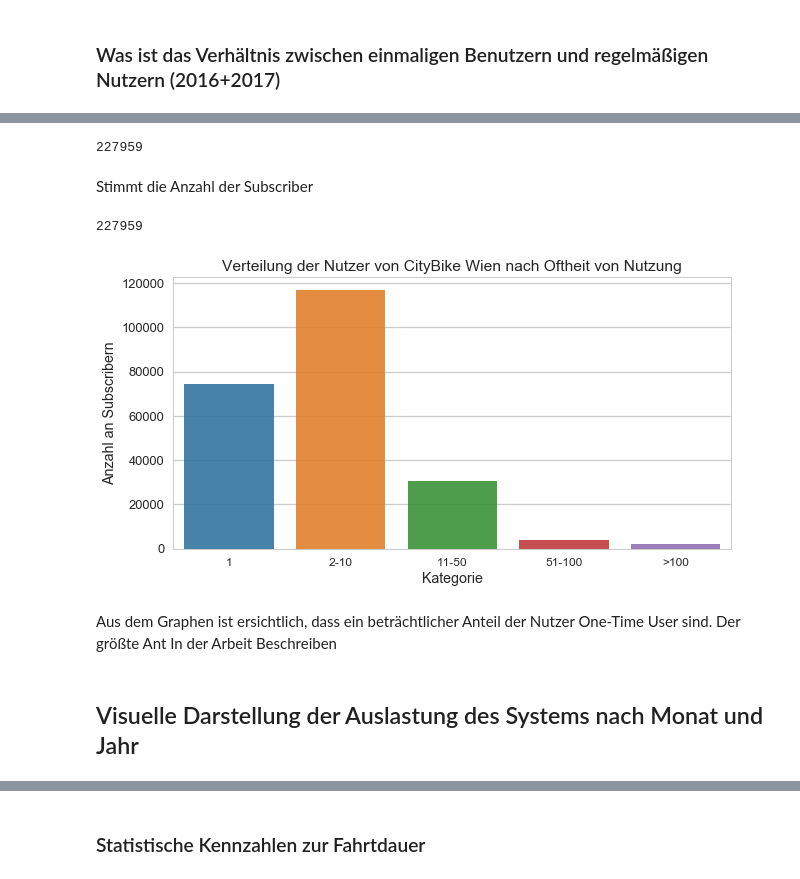
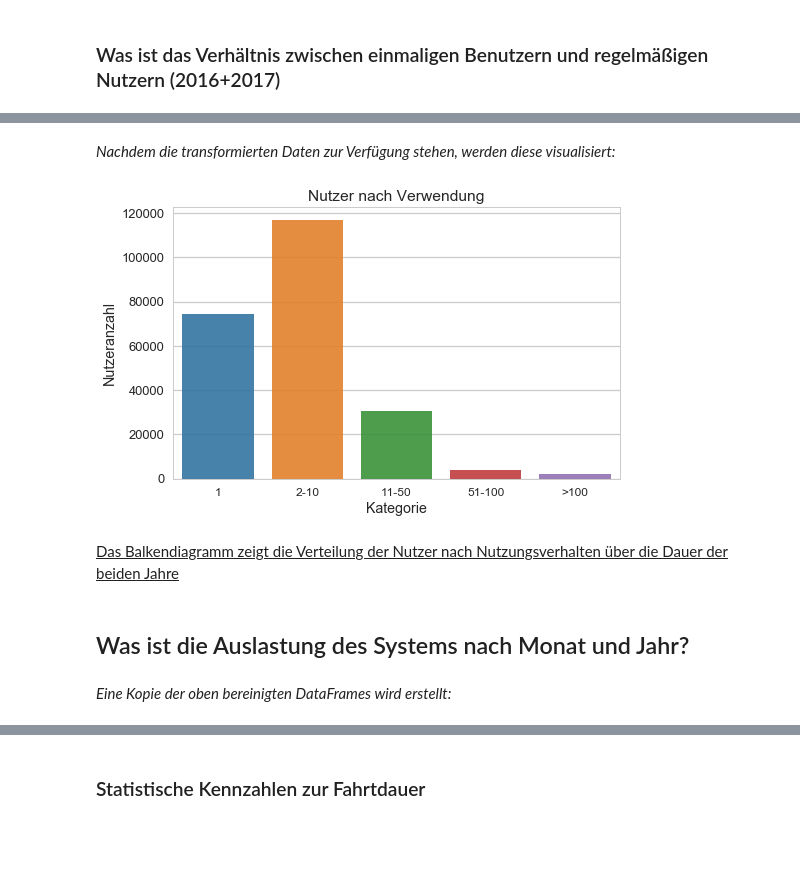
Before and after one commit to Schnitzelmeister/BA, a Jupyter notebook: Jupyter Notebooks/CityBike Wien Datenauswertung.ipynb, the cells around one changed output, grey strips where cells are left out. Saved outputs shown, nothing was run; the diff lists cells and outputs as text; code cells hidden in the pictures; blank space fills up the shorter version.

```diff
--- a/Jupyter Notebooks/CityBike Wien Datenauswertung.ipynb
+++ b/Jupyter Notebooks/CityBike Wien Datenauswertung.ipynb
@@ -154,3 +217,9 @@ def calculate_fare(fahrtdauer):
         return ( int(7) +  ((math.ceil(fahrtdauer.total_seconds() // 3600))-3)*4)
     elif(fahrtdauer > pd.Timedelta('7200 min')):
         return int(600)
+
+def calculate_fee(endstation):
+    if(endstation == 11):
+        return int(20)
+    else:
+        return int(0)
@@ -163 +248,7 @@ df_total_cleansed['Fahrtpreis'] = df_total_cleansed['Fahrtdauer'].apply(calculat
+# %%
+df2016['Gebuehr'] = df2016['Endstation_ID'].apply(calculate_fee)
+
+df2017['Gebuehr'] = df2017['Endstation_ID'].apply(calculate_fee)
+
+df_total_cleansed['Gebuehr'] = df_total_cleansed['Endstation_ID'].apply(calculate_fee)
 # %% [markdown]
@@ -266,6 +343,4 @@ grouped_by_category_dataframe = aggregated_by_subscriber_dataframe.groupby('Kate
 
 aggregated_by_category_dataframe = grouped_by_category_dataframe.agg(np.size)
 
-aggregated_by_category_dataframe['ANZAHL_FAHRTEN'].sum()
+aggregated_by_category_series = aggregated_by_category_dataframe['ANZAHL_FAHRTEN']
-# %% [output]
-227959
@@ -274,31 +347,29 @@ aggregated_by_category_series = aggregated_by_category_dataframe['ANZAHL_FAHRTEN
-# %% [markdown]
-Stimmt die Anzahl der Subscriber
-# %%
-df_total_cleansed['Subscriber_ID'].nunique()
-# %% [output]
-227959
+# %% [markdown]
+<i>Nachdem die transformierten Daten zur Verfügung stehen, werden diese visualisiert:</i>
 # %%
-plt.figure(figsize=(10,5))
+plt.figure(figsize=(8,5))
 
 sns.set_style("whitegrid")
 sns.set_context("talk")
 
 index = ['1', '2-10', '11-50', '51-100', '>100']
 
 ax = sns.barplot(aggregated_by_category_series.index, aggregated_by_category_series, alpha=0.9 )
 
 ax.set_xlabel('Kategorie')
-ax.set_ylabel('Anzahl an Subscribern')
+ax.set_ylabel('Nutzeranzahl')
 ax.set_xticklabels(index, rotation='horizontal', fontsize=12)
-ax.set_title('Verteilung der Nutzer von CityBike Wien nach Oftheit von Nutzung')
+ax.set_title('Nutzer nach Verwendung')
 
 plt.show()
 # %% [output]
-[figure, old version]
+[figure, new version]
-# %% [markdown]
-Aus dem Graphen ist ersichtlich, dass ein beträchtlicher Anteil der Nutzer One-Time User sind. Der größte Ant In der Arbeit Beschreiben
+# %% [markdown]
+<u>Das Balkendiagramm zeigt die Verteilung der Nutzer nach Nutzungsverhalten über die Dauer der beiden Jahre</u>
 # %% [markdown]
-## Visuelle Darstellung der Auslastung des Systems nach Monat und Jahr
+## Was ist die Auslastung des Systems nach Monat und Jahr?
+# %% [markdown]
+<i>Eine Kopie der oben bereinigten DataFrames wird erstellt:</i>
 # %%
 df2016_copy = df2016
 df2017_copy = df2017
```
Also changed, not shown: parts of 86 cells of this notebook, 5 other files.
